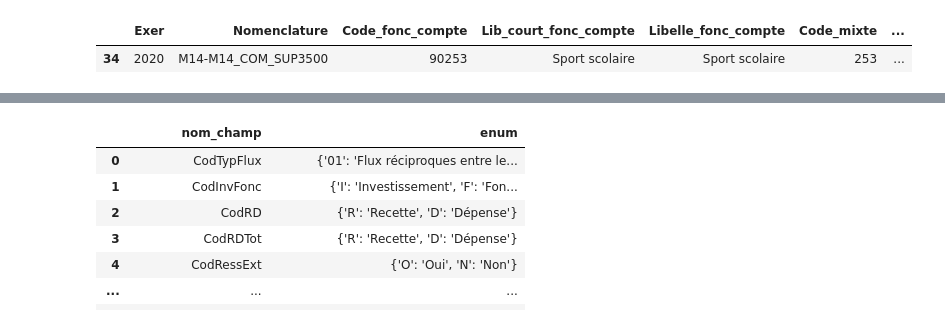
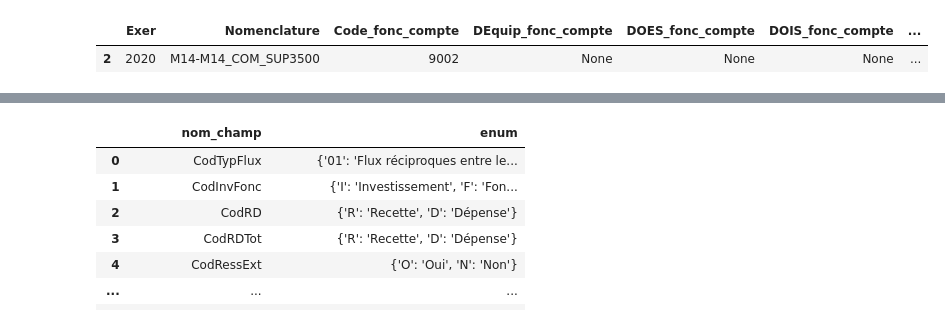
Before and after one commit to Verzocchia/ETL_Lignes_Budget_EV, a Jupyter notebook: libelle_comptable/pdc_et_transco_to_bdd.ipynb, the cells around one changed output, grey strips where cells are left out. Cells and saved outputs as stored; diff of their text form; code cells hidden in the pictures.

Commit message:
A : Vote Mixte

```diff
--- a/libelle_comptable/pdc_et_transco_to_bdd.ipynb
+++ b/libelle_comptable/pdc_et_transco_to_bdd.ipynb
@@ -13,27 +13,27 @@ def charcutage(code) :
   else:
     return code
 # %%
-fco = pd.read_parquet('./parquet/Fonction_Compte_2020.parquet')
+fco = pd.read_parquet('./parquet/concat/Fonction_Compte.parquet')
 fco = fco.add_suffix('_fonc_compte')
 fco = fco.rename(columns = {'Exer_fonc_compte' : 'Exer', 'Nomenclature_fonc_compte' : 'Nomenclature'})
 fco['Exer'] = fco['Exer'].astype(str)
 
-fch = pd.read_parquet('./parquet/Fonction_Chapitre_2020.parquet')
+fch = pd.read_parquet('./parquet/concat/Fonction_Chapitre.parquet')
 fch = fch.add_suffix('_fonc_chap')
 fch = fch.rename(columns = {'Exer_fonc_chap' : 'Exer', 'Nomenclature_fonc_chap' : 'Nomenclature'})
 fch['Exer'] = fch['Exer'].astype(str)
 
-fref = pd.read_parquet('./parquet/Fonction_Referentiel_2020.parquet')
+fref = pd.read_parquet('./parquet/concat/Fonction_Referentiel.parquet')
 fref = fref.add_suffix('_fonc_ref')
 fref = fref.rename(columns = {'Exer_fonc_ref' : 'Exer', 'Nomenclature_fonc_ref' : 'Nomenclature'})
 fref['Exer'] = fref['Exer'].astype(str)
 
-nco = pd.read_parquet('./parquet/Nature_Compte_2020.parquet')
+nco = pd.read_parquet('./parquet/concat/Nature_Compte.parquet')
 nco = nco.add_suffix('_nat_compte')
 nco = nco.rename(columns = {'Exer_nat_compte' : 'Exer', 'Nomenclature_nat_compte' : 'Nomenclature'})
 nco['Exer'] = nco['Exer'].astype(str)
 
-nch = pd.read_parquet('./parquet/Nature_Chapitre_2020.parquet')
+nch = pd.read_parquet('./parquet/concat/Nature_Chapitre.parquet')
 nch = nch.add_suffix('_nat_chap')
 nch = nch.rename(columns = {'Exer_nat_chap' : 'Exer', 'Nomenclature_nat_chap' : 'Nomenclature'})
 nch['Exer'] = nch['Exer'].astype(str)
@@ -48,11 +60,15 @@ fco[fco['Code_fonc_compte'].str.endswith('423')]
 # %%
 
 fco_mixte = fco.copy()
 fco_mixte['Code_mixte'] = fco_mixte['Code_fonc_compte'].apply(charcutage)
 fco_mixte = fco_mixte.drop_duplicates(subset=['Code_mixte', 'Nomenclature','Exer'], keep='first')
 fco_mixte['code_chap_mixte'] = fco_mixte['DOES_fonc_compte'] + fco_mixte['DOIS_fonc_compte'] + fco_mixte['DR_fonc_compte']
-fco_mixte = fco_mixte[['Exer','Nomenclature','Code_fonc_compte','Lib_court_fonc_compte','Libelle_fonc_compte','Code_mixte','code_chap_mixte']]
-fco_mixte[(fco_mixte['Code_fonc_compte'].str.endswith('53')) & (fco_mixte['Nomenclature'] == 'M14-M14_COM_SUP3500')]
+#fco_mixte = fco_mixte[['Exer','Nomenclature','Code_fonc_compte','Lib_court_fonc_compte','Libelle_fonc_compte','Code_mixte','code_chap_mixte']]
+#fco_mixte[(fco_mixte['Code_fonc_compte'].str.endswith('53')) & (fco_mixte['Nomenclature'] == 'M14-M14_COM_SUP3500')]
+
+fco_mixte[(fco_mixte['Exer'] == '2020')
+          & (fco_mixte['Nomenclature'] == 'M14-M14_COM_SUP3500') &
+          (fco_mixte['Code_mixte'] == '02')]
 # %% [output]
-|  | Exer | Nomenclature | Code_fonc_compte | Lib_court_fonc_compte | Libelle_fonc_compte | Code_mixte | ... |
-| 34 | 2020 | M14-M14_COM_SUP3500 | 90253 | Sport scolaire | Sport scolaire | 253 | ... |
+|  | Exer | Nomenclature | Code_fonc_compte | DEquip_fonc_compte | DOES_fonc_compte | DOIS_fonc_compte | ... |
+| 2 | 2020 | M14-M14_COM_SUP3500 | 9002 | None | None | None | ... |
```
Also changed, not shown: parts of 5 cells of this notebook.
